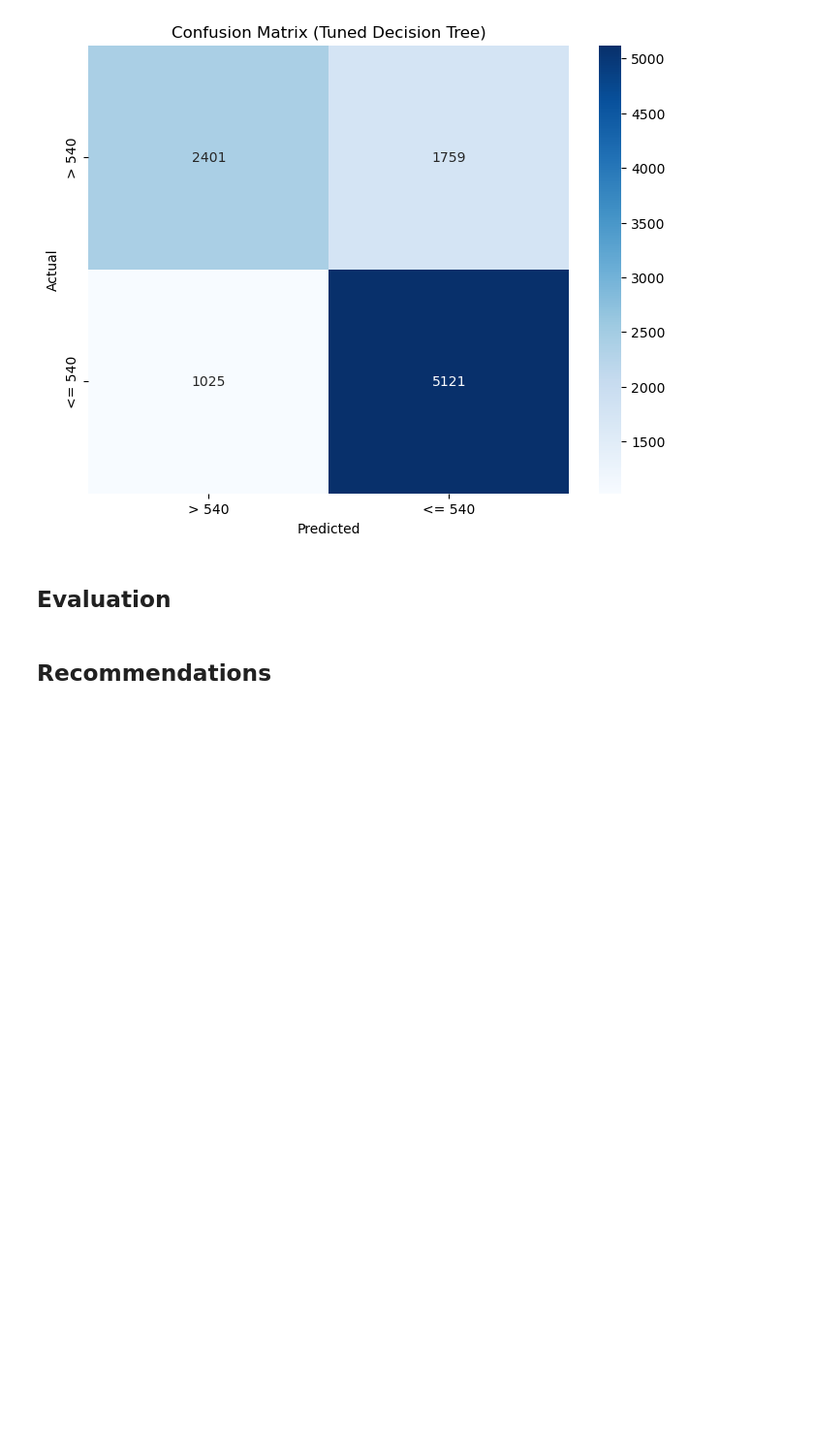
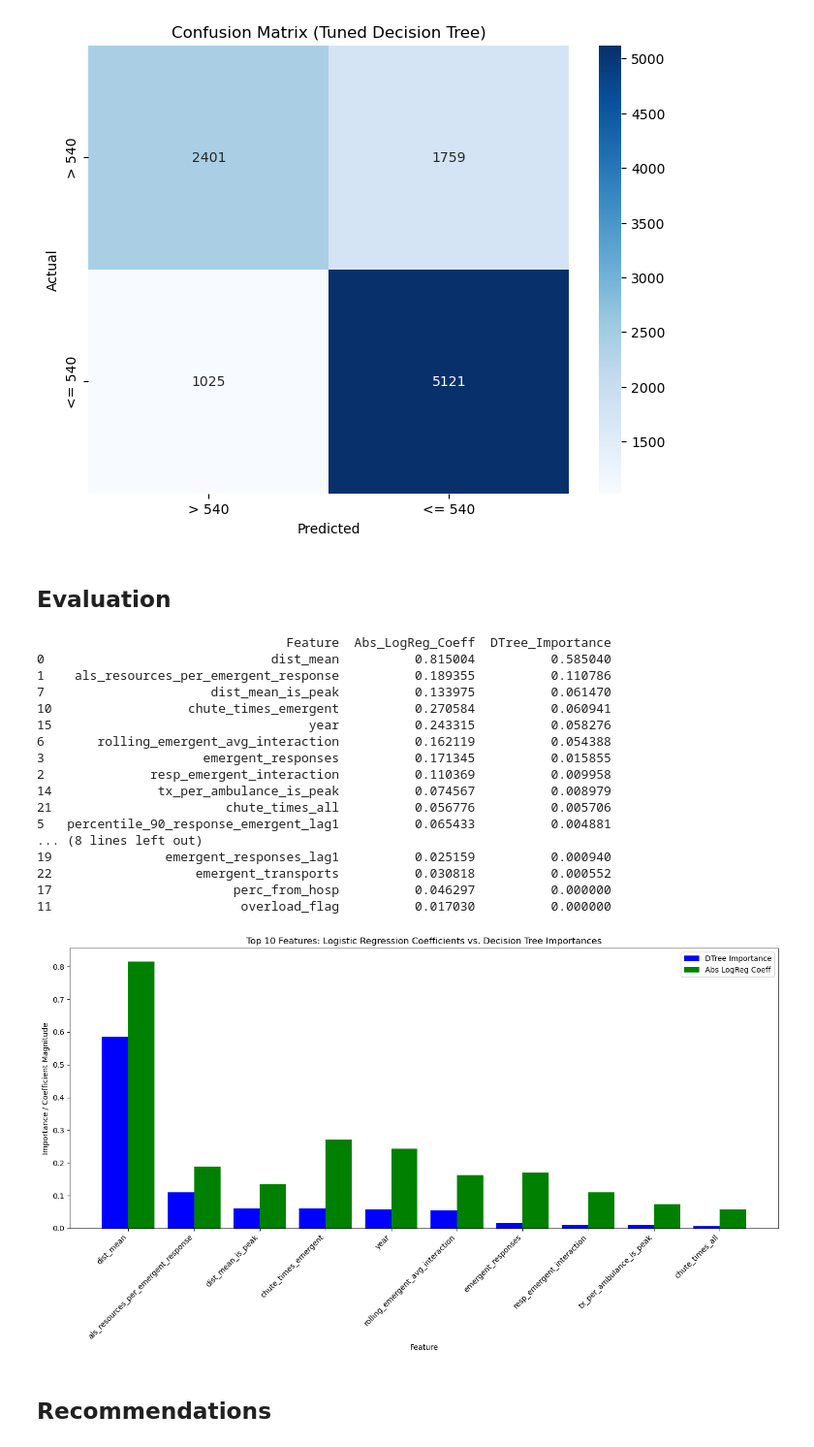
Before and after one commit to n2b8/EMS_Response_Performance_Analysis, a Jupyter notebook: index.ipynb, the cells around one changed output. Shown at 97% size. Cells and saved outputs as stored; diff of their text form; code cells hidden in the pictures; blank space fills up the shorter version.

Commit message:
eval - feature comparisons

```diff
--- a/index.ipynb
+++ b/index.ipynb
@@ -1006,5 +1006,73 @@ F1 Score: 0.79
 [figure]
 # %% [markdown]
 ## Evaluation
+# %%
+# Create DataFrame for Logistic Regression coefficients
+logreg_coefficients = pd.DataFrame({
+    'Feature': X_train.columns,
+    'Abs_LogReg_Coeff': abs(best_model.named_steps['logreg'].coef_[0])
+})
+
+# Create DataFrame for Decision Tree feature importances
+dtree_importances = pd.DataFrame({
+    'Feature': X_train.columns,
+    'DTree_Importance': best_dtree.feature_importances_
+})
+
+# Merge the two DataFrames on the 'Feature' column
+feature_comparison = pd.merge(
+    logreg_coefficients,
+    dtree_importances,
+    on='Feature'
+)
+
+# Sort by Decision Tree importance or absolute logistic regression coefficient
+feature_comparison = feature_comparison.sort_values(
+    by=['DTree_Importance', 'Abs_LogReg_Coeff'],
+    ascending=False
+)
+
+# Display the combined table
+print(feature_comparison)
+
+# Plot side-by-side comparison of top 10 features
+top_features = feature_comparison.head(10)
+
+# Set up the plot
+plt.figure(figsize=(14, 8))
+x = np.arange(len(top_features))  # X positions for the bars
+width = 0.4  # Width of the bars
+
+# Bar plots for each metric
+plt.bar(x - width/2, top_features['DTree_Importance'], width=width, color='blue', label='DTree Importance')
+plt.bar(x + width/2, top_features['Abs_LogReg_Coeff'], width=width, color='green', label='Abs LogReg Coeff')
+
+# Add feature labels and titles
+plt.xticks(x, top_features['Feature'], rotation=45, ha='right')
+plt.title('Top 10 Features: Logistic Regression Coefficients vs. Decision Tree Importances')
+plt.xlabel('Feature')
+plt.ylabel('Importance / Coefficient Magnitude')
+plt.legend()
+plt.tight_layout()
+plt.show()
+# %% [output]
+                                 Feature  Abs_LogReg_Coeff  DTree_Importance
+0                              dist_mean          0.815004          0.585040
+1    als_resources_per_emergent_response          0.189355          0.110786
+7                      dist_mean_is_peak          0.133975          0.061470
+10                  chute_times_emergent          0.270584          0.060941
+15                                  year          0.243315          0.058276
+6       rolling_emergent_avg_interaction          0.162119          0.054388
+3                     emergent_responses          0.171345          0.015855
+2              resp_emergent_interaction          0.110369          0.009958
+14              tx_per_ambulance_is_peak          0.074567          0.008979
+21                       chute_times_all          0.056776          0.005706
+5   percentile_90_response_emergent_lag1          0.065433          0.004881
+... (8 lines left out)
+19               emergent_responses_lag1          0.025159          0.000940
+22                   emergent_transports          0.030818          0.000552
+17                        perc_from_hosp          0.046297          0.000000
+11                         overload_flag          0.017030          0.000000
+[figure, added]
 # %% [markdown]
 ## Recommendations
```
